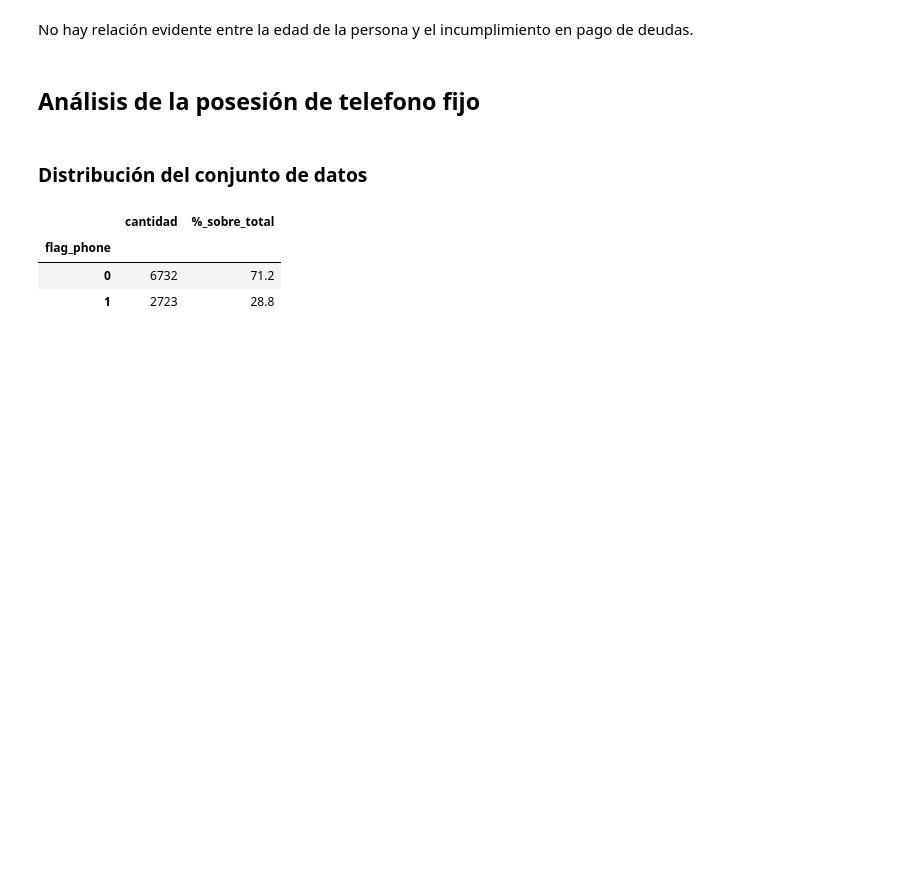
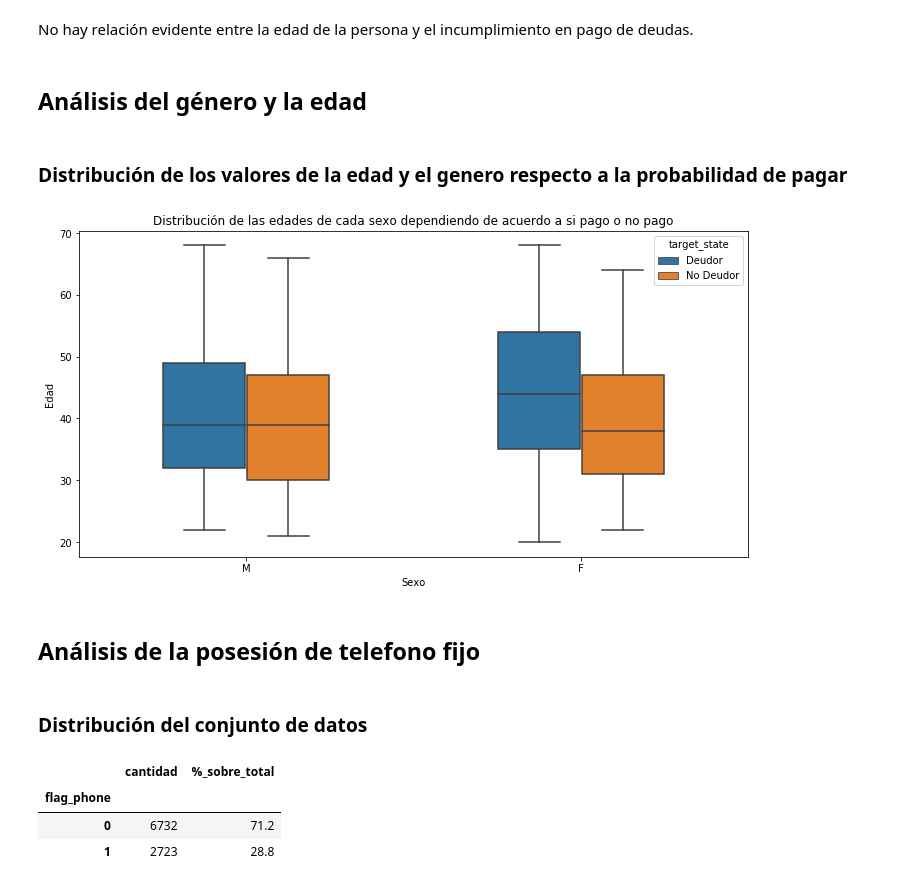
Before and after one commit to AgusTrulli/ML_Grupo_2, a Jupyter notebook: tp1_EDA.ipynb, the cells around one changed output. Saved outputs shown, nothing was run; the diff lists cells and outputs as text; code cells hidden in the pictures; blank space fills up the shorter version.

Commit message:
Adds new changes: 1. Adds boxs plot to age and genre 2. Remove dependencies files

```diff
--- a/tp1_EDA.ipynb
+++ b/tp1_EDA.ipynb
@@ -906,6 +906,26 @@ WARNING:param.CurvePlot03106: title_format is deprecated. Please use title inste
 [interactive output not drawn]
 # %% [markdown]
 No hay relación evidente entre la edad de la persona y el incumplimiento en pago de deudas.
+# %% [markdown]
+## Análisis del género y la edad
+# %% [markdown]
+### Distribución de los valores de la edad y el genero respecto a la probabilidad de pagar
+# %%
+mask = df_clients.target == 0
+
+df_clients.loc[::, 'target_state'] = 'No Deudor'
+df_clients.loc[mask, 'target_state'] = 'Deudor'
+
+plt.figure(figsize=(12,6))
+
+sns.boxplot(x="code_gender", y="age", hue="target_state",data=df_clients, width=0.5)
+
+plt.xlabel('Sexo')
+plt.ylabel('Edad')
+plt.title('Distribución de las edades de cada sexo dependiendo de acuerdo a si pago o no pago')
+plt.show()
+# %% [output]
+[figure, added]
 # %% [markdown]
 ## Análisis de la posesión de telefono fijo
 # %% [markdown]
```
Also changed, not shown: parts of 2 cells of this notebook, 2 other files.
